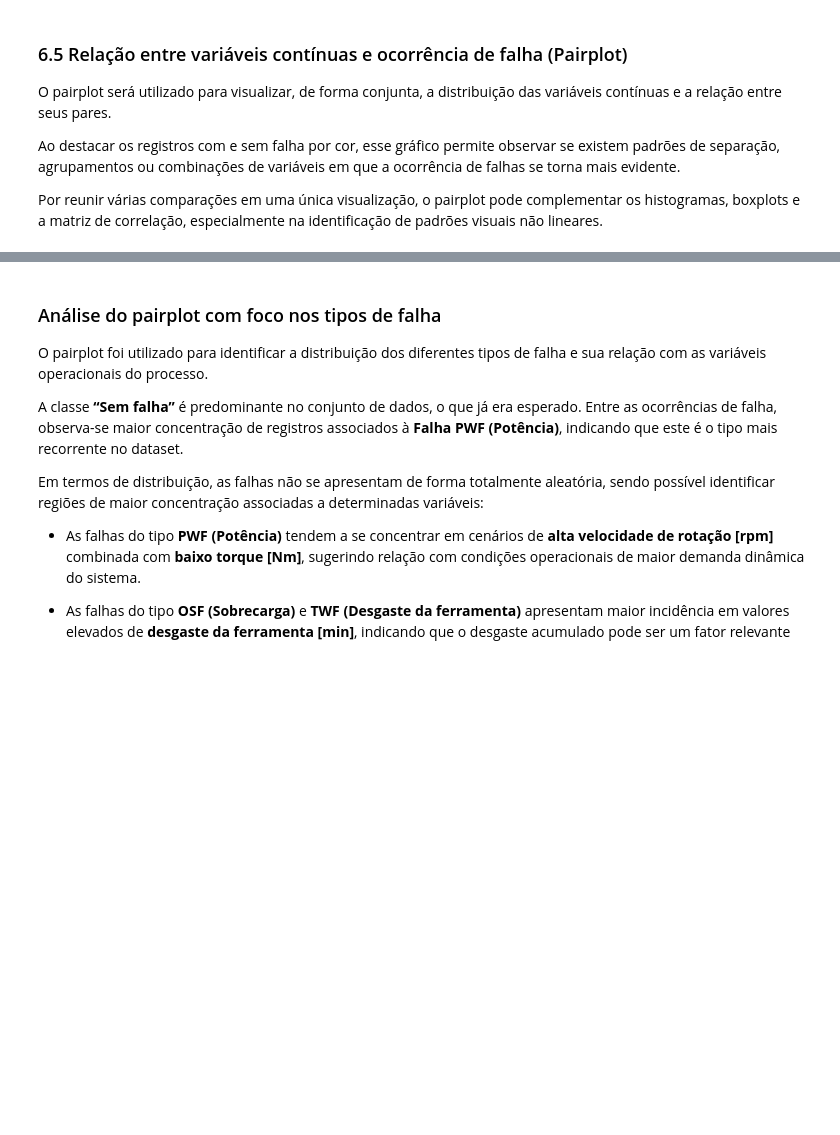
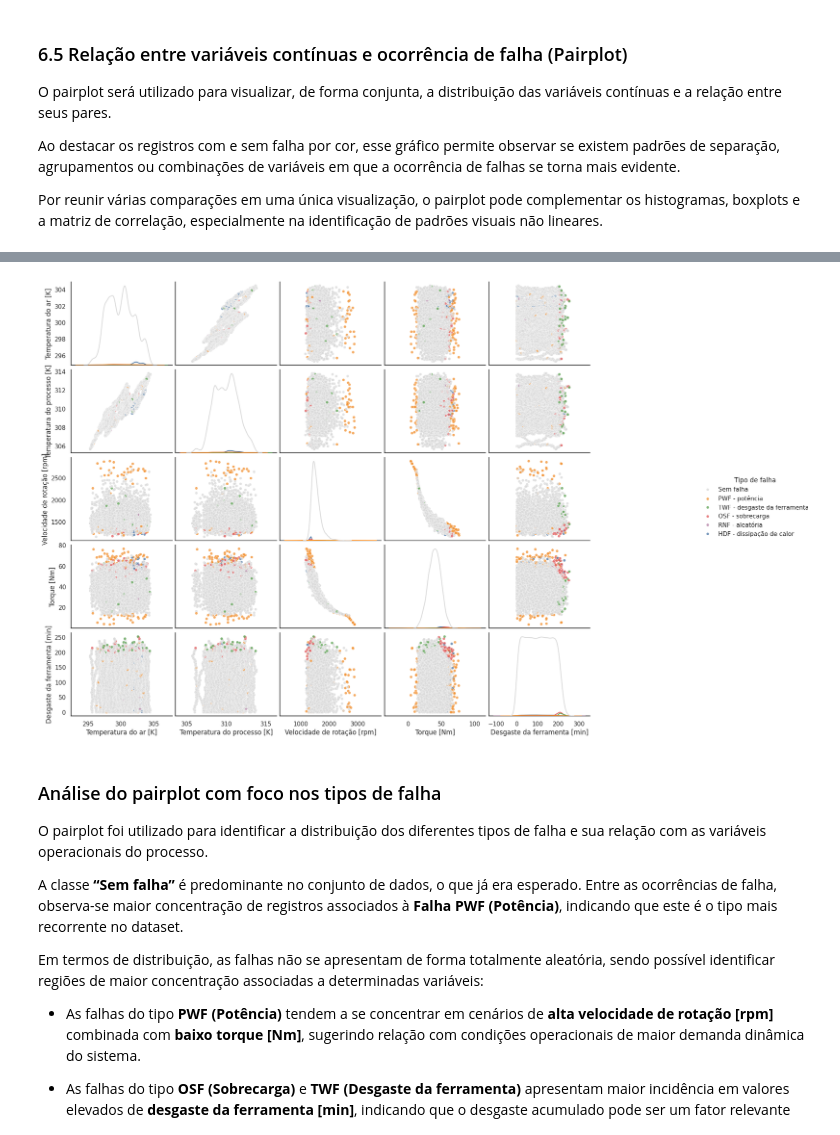
Before and after one commit to thaygorh/Analise-de-Dados-e-Boas-Praticas, a Jupyter notebook: mvp-analise-dados-e-boas-praticas.ipynb, the cells around one changed output, grey strips where cells are left out. Drawn from its saved outputs; the diff is of its cells as text; code cells hidden in the pictures; blank space fills up the shorter version.

```diff
--- a/mvp-analise-dados-e-boas-praticas.ipynb
+++ b/mvp-analise-dados-e-boas-praticas.ipynb
@@ -679,3 +650,80 @@ g.fig.set_size_inches(16, 12)
+# %%
+# criar coluna com o tipo de falha
+def map_failure(row):
+    if row['Falha TWF (Desgaste da ferramenta)'] == 1:
+        return 'TWF'
+    elif row['Falha HDF (Dissipação de calor)'] == 1:
+        return 'HDF'
+    elif row['Falha PWF (Potência)'] == 1:
+        return 'PWF'
+    elif row['Falha OSF (Sobrecarga)'] == 1:
+        return 'OSF'
+    elif row['Falha RNF (Aleatória)'] == 1:
+        return 'RNF'
+    else:
+        return 'Sem falha'
+
+df_analysis['Tipo de falha'] = df_analysis.apply(map_failure, axis=1)
+
+sns.set(style="white", context="notebook")
+
+palette = {
+    'Sem falha': '#D9D9D9',
+    'PWF': '#F28E2B',
+    'TWF': '#59A14F',
+    'OSF': '#E15759',
+    'RNF': '#B07AA1',
+    'HDF': '#4E79A7'
+}
+
+g = sns.pairplot(
+    df_analysis[
+        [
+            'Temperatura do ar [K]',
+            'Temperatura do processo [K]',
+            'Velocidade de rotação [rpm]',
+            'Torque [Nm]',
+            'Desgaste da ferramenta [min]',
+            'Tipo de falha'
+        ]
+    ],
+    hue='Tipo de falha',
+    palette=palette,
+    diag_kind='kde',
+    height=2.8,  # 🔥 controla tamanho de cada gráfico
+    plot_kws={
+        's': 25,
+        'alpha': 0.75
+    },
+    diag_kws={
+        'fill': False
+    }
+)
+
+# 🔥 AUMENTAR LARGURA TOTAL
+g.fig.set_size_inches(16, 12)
+
+# mover legenda para fora
+g._legend.set_bbox_to_anchor((1.25, 0.5))
+g._legend.set_title('Tipo de falha')
+
+novos_rotulos = [
+    'Sem falha',
+    'PWF - potência',
+    'TWF - desgaste da ferramenta',
+    'OSF - sobrecarga',
+    'RNF - aleatória',
+    'HDF - dissipação de calor'
+]
+
+for texto, novo in zip(g._legend.texts, novos_rotulos):
+    texto.set_text(novo)
+
+g.fig.subplots_adjust(right=0.90)
+
+plt.show()
+# %% [output]
+[figure, added]
 # %% [markdown]
 ### Análise do pairplot com foco nos tipos de falha
 
```
Also changed, not shown: parts of 1 cell of this notebook.
